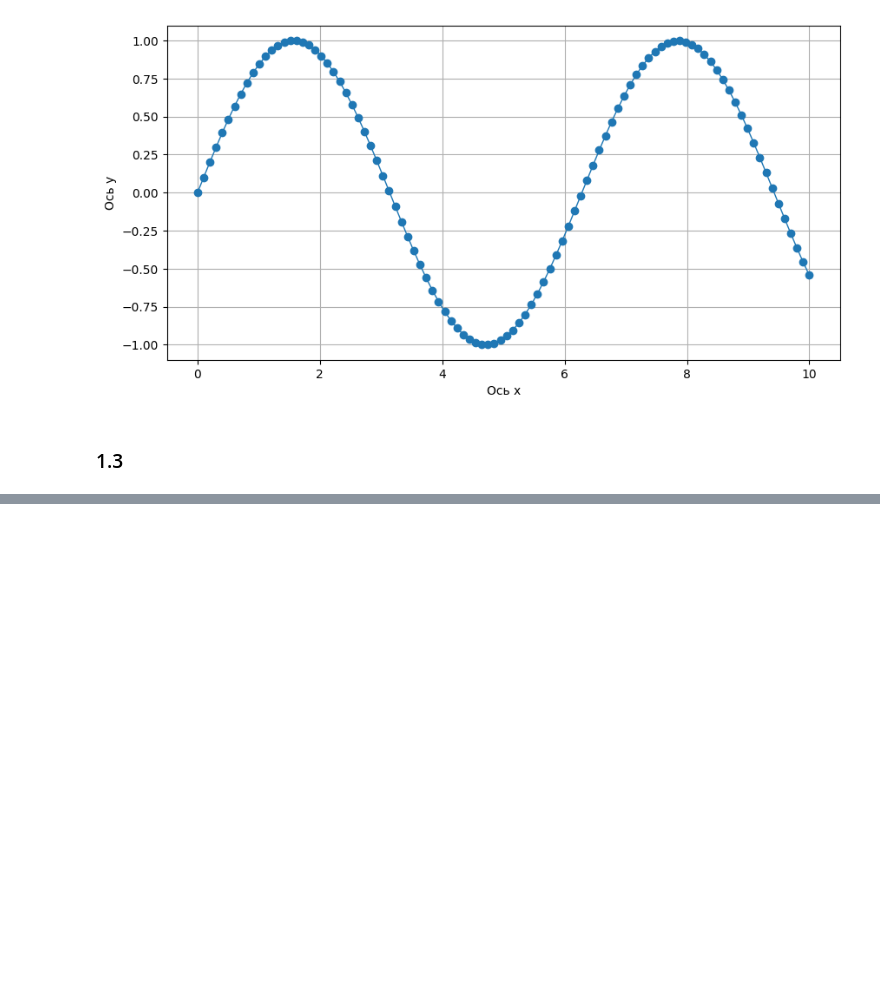
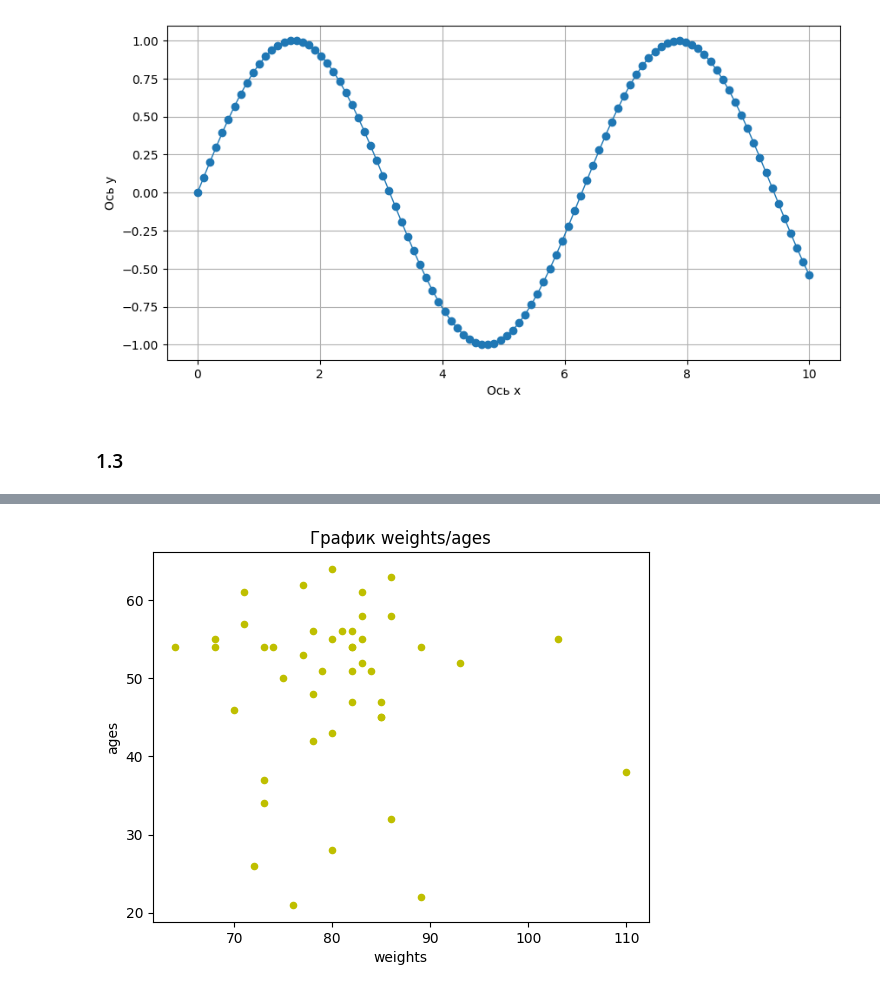
Before and after one commit to ConstantinePluss/Python, a Jupyter notebook: Chapter 3/Глава 3_1.ipynb, the cells around one changed output, grey strips where cells are left out. Saved outputs shown, nothing was run; the diff lists cells and outputs as text; code cells hidden in the pictures; blank space fills up the shorter version.

```diff
--- a/Chapter 3/Глава 3_1.ipynb
+++ b/Chapter 3/Глава 3_1.ipynb
@@ -72,0 +119,8 @@ ValueError: not enough values to unpack (expected 6, got 2)
+# %%
+data_dict = {'weights':(weights), 'ages': (ages)}
+df = pd.DataFrame(data_dict)
+df.plot(kind= 'scatter', x = 'weights', y = 'ages',color='y', title=
+'График weights/ages')
+plt.show()
+# %% [output]
+[figure, added]
```
Also changed, not shown: parts of 6 cells of this notebook, 1 other file.
